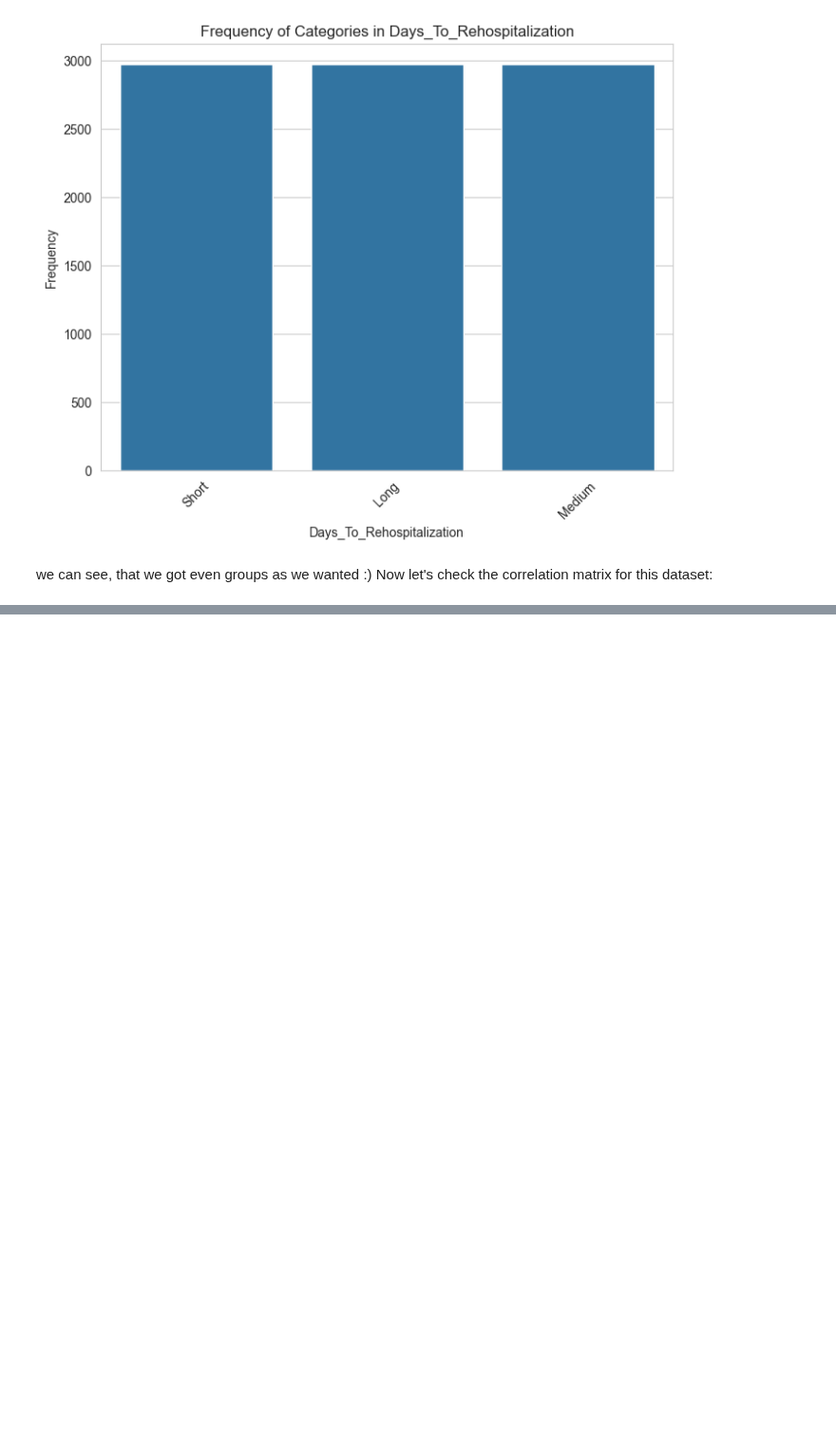
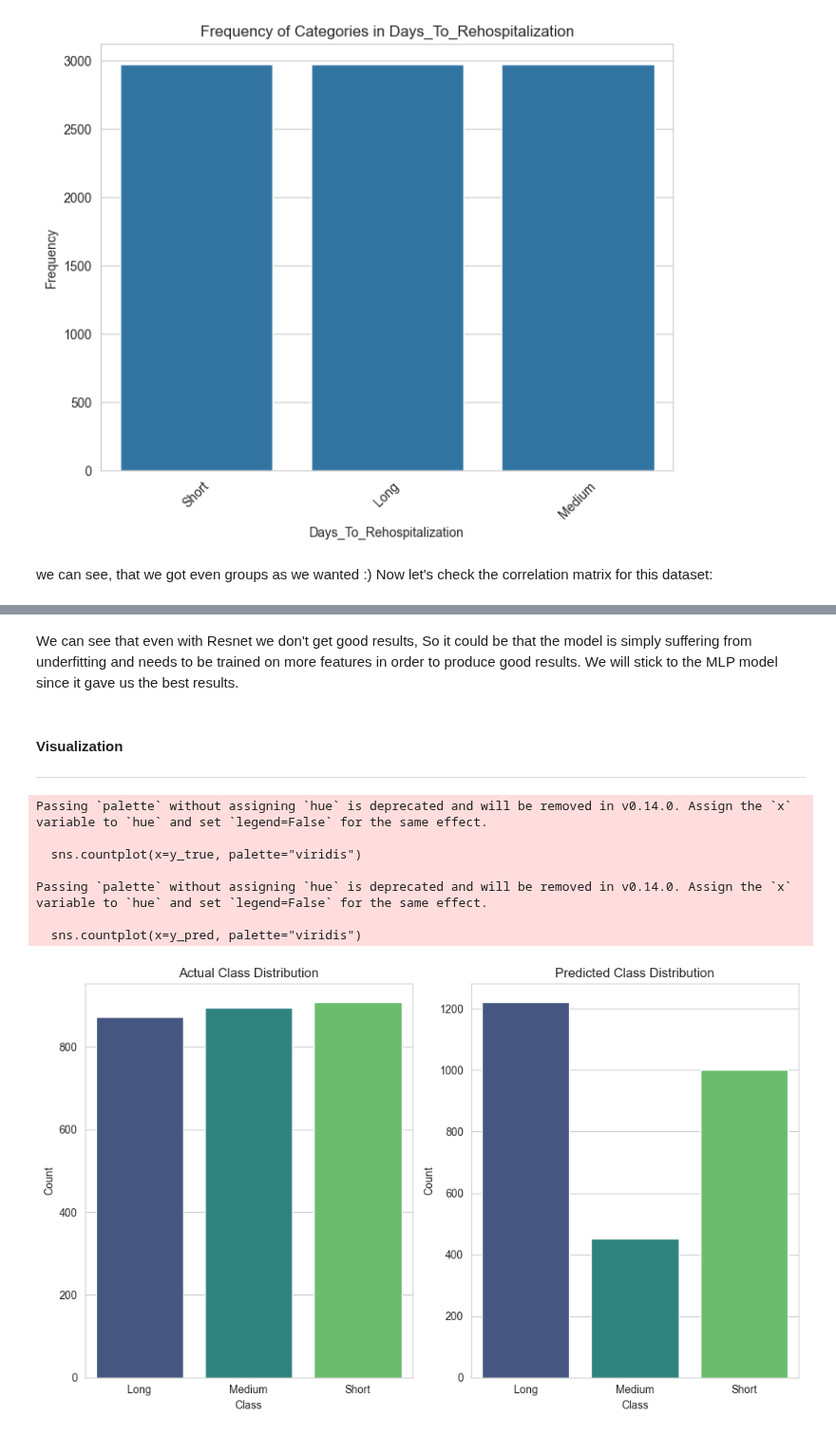
Before and after one commit to RyanWri/data-science2-lab-final-project, a Jupyter notebook: src/team_11/team11_results.ipynb, the cells around one changed output, grey strips where cells are left out. Shown at 95% size. Cells and saved outputs as stored; diff of their text form; code cells hidden in the pictures; blank space fills up the shorter version.

```diff
--- a/src/team_11/team11_results.ipynb
+++ b/src/team_11/team11_results.ipynb
@@ -262,0 +285,4 @@ eda_time_for_hospitalization_labeled_encoded.plot_correlation_matrix()
+# %%
+discharging_unit_train,discharging_unit_test, rehospitalization_time_train , rehospitalization_time_test = classification_report_for_rehospitalization.prepare_data()   # train - test split
+linear_model = classification_report_for_rehospitalization.train_model(X_train=discharging_unit_train, y_train =rehospitalization_time_train, input_size=1, num_classes=3)  # linear model
+classification_report_for_rehospitalization.evaluate_model(model=linear_model, X_test=discharging_unit_test, y_test=rehospitalization_time_test)
@@ -262,0 +366,18 @@ eda_time_for_hospitalization_labeled_encoded.plot_correlation_matrix()
+# %% [markdown]
+We can see that even with Resnet we don't get good results, So it could be that the model is simply suffering from underfitting and needs to be trained on more features in order to produce good results. We will stick to the MLP model since it gave us the best results.
+# %% [markdown]
+#### Visualization
+***
+# %%
+visualization_for_MLP = ClassificationVisualization()
+_ , rehospitalization_time_pred = torch.max(linear_model.forward(discharging_unit_test),1)
+visualization_for_MLP.plot_countplot(y_true=rehospitalization_time_test, y_pred=rehospitalization_time_pred, class_names =['Long', "Medium", 'Short'])
+# %% [output]
+Passing `palette` without assigning `hue` is deprecated and will be removed in v0.14.0. Assign the `x` variable to `hue` and set `legend=False` for the same effect.
+
+  sns.countplot(x=y_true, palette="viridis")
+
+Passing `palette` without assigning `hue` is deprecated and will be removed in v0.14.0. Assign the `x` variable to `hue` and set `legend=False` for the same effect.
+
+  sns.countplot(x=y_pred, palette="viridis")
+[figure, added]
```
Also changed, not shown: parts of 16 cells of this notebook, 7 other files.
